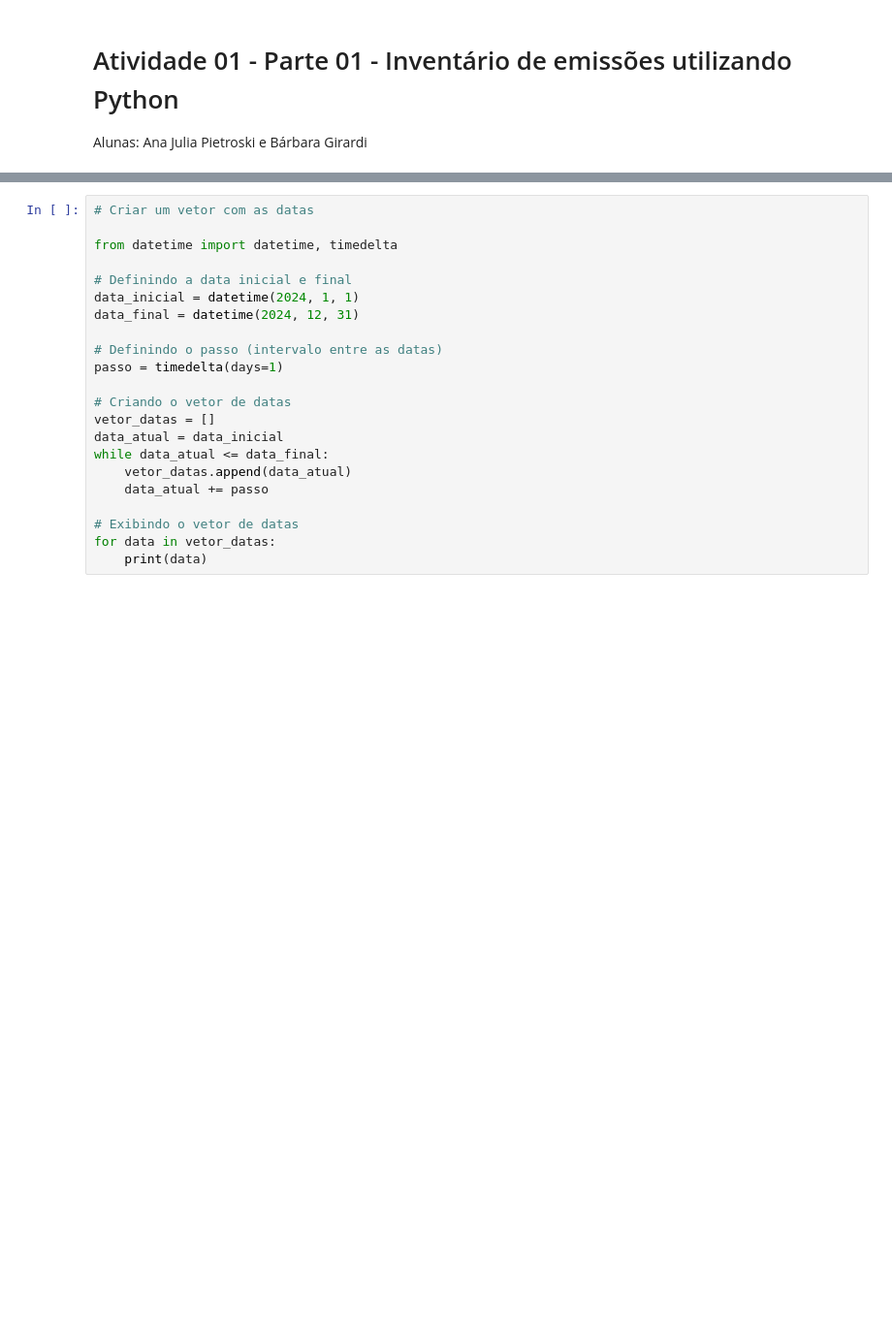
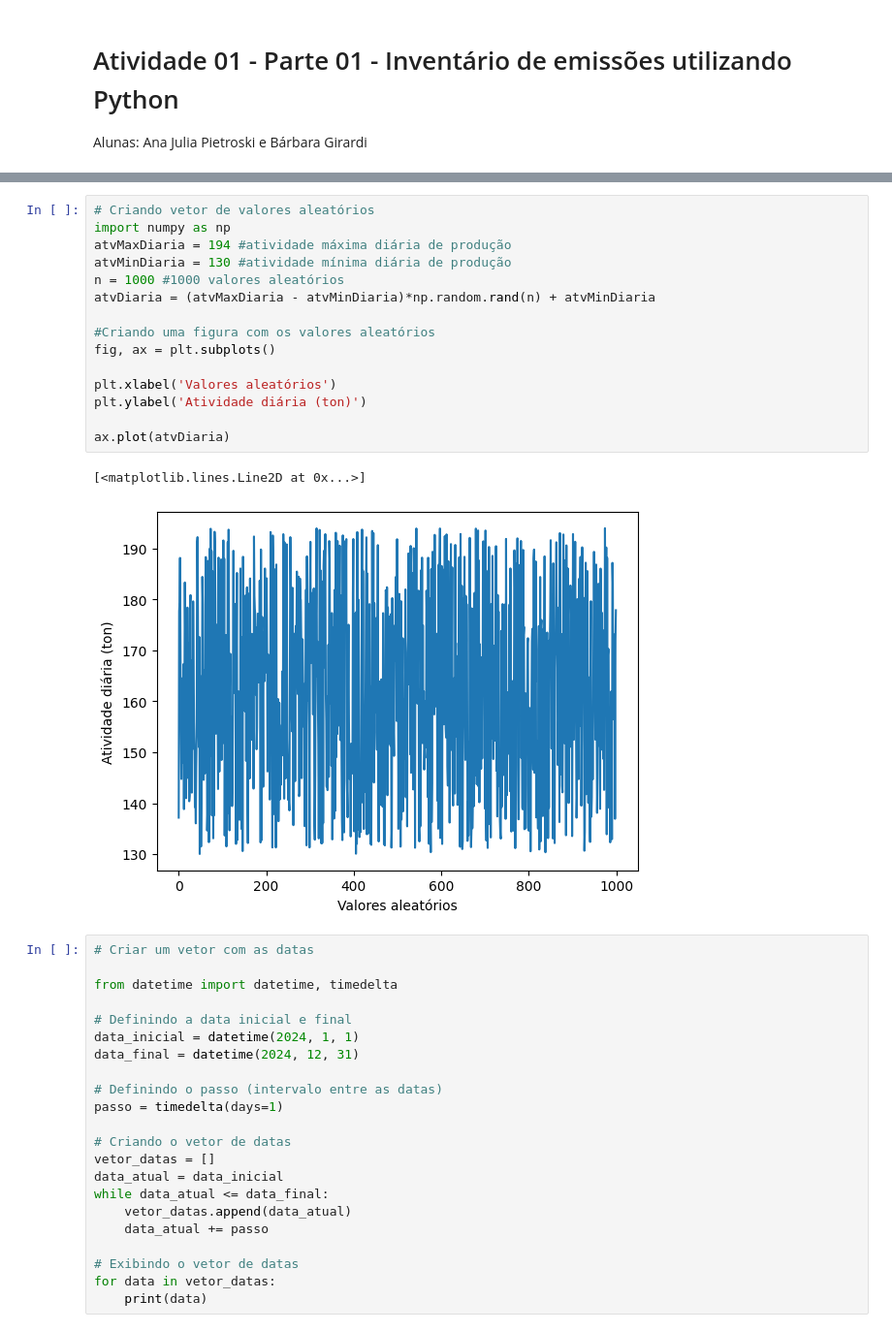
Before and after one commit to BarbaraGirardi07/ENS5173_Barbara, a Jupyter notebook: Atividade01_Parte01.ipynb, the cells around one changed output, grey strips where cells are left out. Shown at 97% size. Cells and saved outputs as stored; diff of their text form; blank space fills up the shorter version.

```diff
--- a/Atividade01_Parte01.ipynb
+++ b/Atividade01_Parte01.ipynb
@@ -108,3 +159,21 @@ ax.plot(atv)
+# %%
+# Criando vetor de valores aleatórios
+import numpy as np
+atvMaxDiaria = 194 #atividade máxima diária de produção
+atvMinDiaria = 130 #atividade mínima diária de produção
+n = 1000 #1000 valores aleatórios
+atvDiaria = (atvMaxDiaria - atvMinDiaria)*np.random.rand(n) + atvMinDiaria
+
+#Criando uma figura com os valores aleatórios
+fig, ax = plt.subplots()
+
+plt.xlabel('Valores aleatórios')
+plt.ylabel('Atividade diária (ton)')
+
+ax.plot(atvDiaria)
+# %% [output]
+[<matplotlib.lines.Line2D at 0x...>]
+[figure, added]
 # %%
 # Criar um vetor com as datas
 
```
Also changed, not shown: parts of 15 cells of this notebook.
